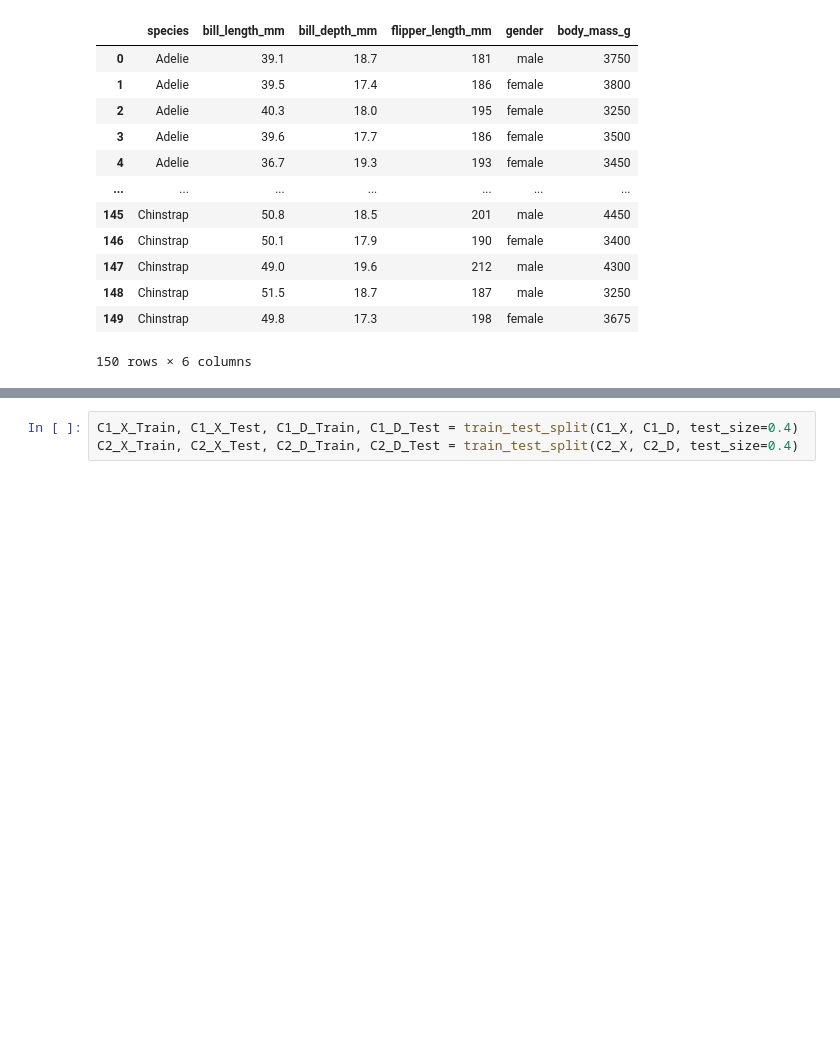
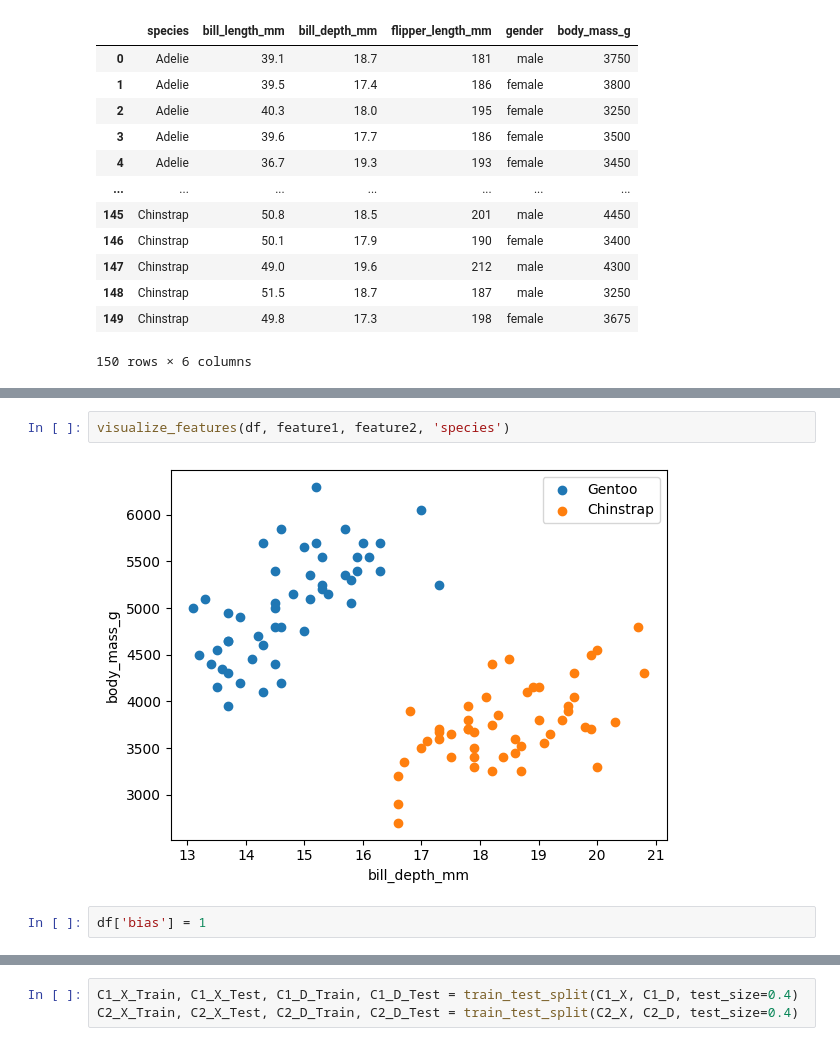
Before and after one commit to MinaSaad47/neural-network-tasts, a Jupyter notebook: playground.ipynb, the cells around one changed output, grey strips where cells are left out. Saved outputs shown, nothing was run; the diff lists cells and outputs as text; blank space fills up the shorter version.

```diff
--- a/playground.ipynb
+++ b/playground.ipynb
@@ -54,0 +72,6 @@ df.insert(loc=1, column='bias', value=1)
+# %%
+visualize_features(df, feature1, feature2, 'species')
+# %% [output]
+[figure, added]
+# %%
+df['bias'] = 1
```
Also changed, not shown: parts of 23 cells of this notebook, 9 other files.
